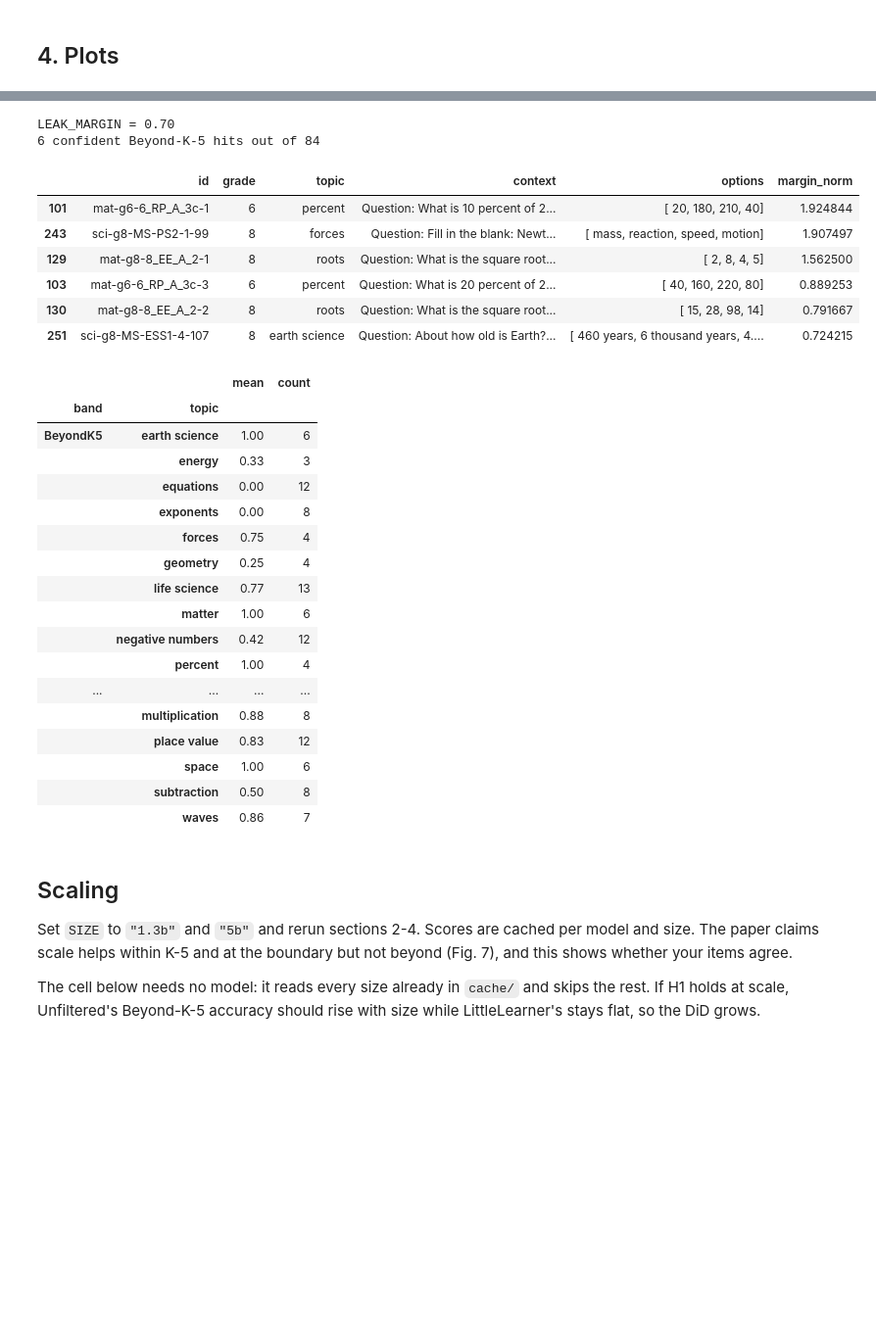
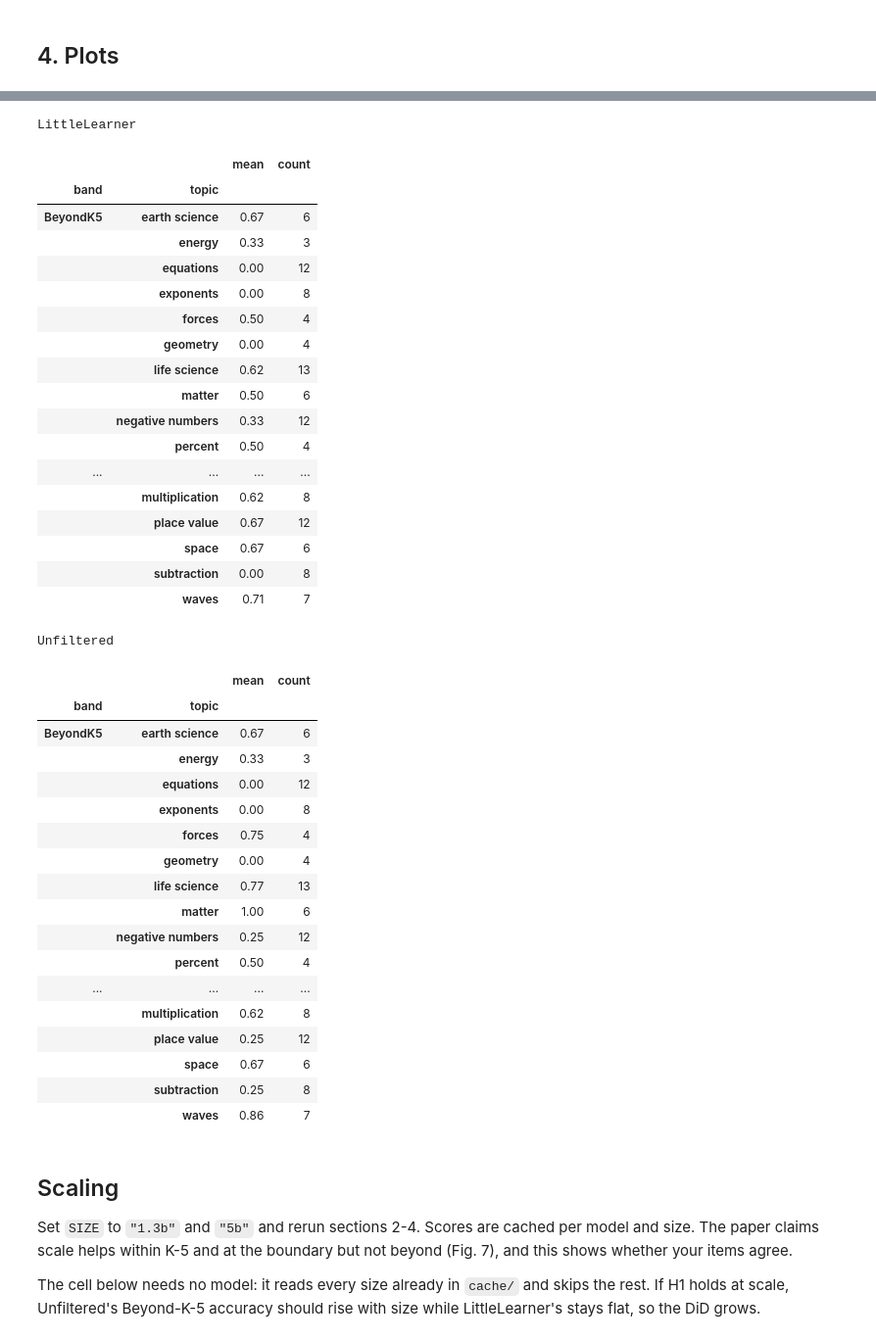
Before and after one commit to ggiacone/AdvancedTopicsinMachineLearning, a Jupyter notebook: knowledge_probe_template.backup.ipynb, the cells around one changed output, grey strips where cells are left out. Shown at 98% size. Cells and saved outputs as stored; diff of their text form; code cells hidden in the pictures; blank space fills up the shorter version.

```diff
--- a/knowledge_probe_template.backup.ipynb
+++ b/knowledge_probe_template.backup.ipynb
@@ -344,40 +325,45 @@ Beyond-K-5 items that LittleLearner gets right **with a clear margin** are leaka
 # %%
-LEAK_MARGIN = base.loc[base[METRIC], "margin_norm"].quantile(0.95)
-print(f"LEAK_MARGIN = {LEAK_MARGIN:.2f}")
-
-ll = res[res.model == "LittleLearner"]
-leaks = ll[(ll.band == "BeyondK5") & ll[METRIC] & (ll.margin_norm > LEAK_MARGIN)]
-print(f"{len(leaks)} confident Beyond-K-5 hits out of {(ll.band == 'BeyondK5').sum()}")
-pd.set_option("display.max_colwidth", 120)
-display(leaks.sort_values("margin_norm", ascending=False)[["id", "grade", "topic", "context", "options", "margin_norm"]])
-display(ll.groupby(["band", "topic"])[METRIC].agg(["mean", "count"]).round(2))
+for m in MODELS:
+    print(m)
+    display(res[res.model == m].groupby(["band", "topic"])[METRIC].agg(["mean", "count"]).round(2))
 # %% [output]
-LEAK_MARGIN = 0.70
-6 confident Beyond-K-5 hits out of 84
+LittleLearner
-|  | id | grade | topic | context | options | margin_norm |
-| 101 | mat-g6-6_RP_A_3c-1 | 6 | percent | Question: What is 10 percent of 2... | [ 20, 180, 210, 40] | 1.924844 |
-| 243 | sci-g8-MS-PS2-1-99 | 8 | forces | Question: Fill in the blank: Newt... | [ mass, reaction, speed, motion] | 1.907497 |
-| 129 | mat-g8-8_EE_A_2-1 | 8 | roots | Question: What is the square root... | [ 2, 8, 4, 5] | 1.562500 |
-| 103 | mat-g6-6_RP_A_3c-3 | 6 | percent | Question: What is 20 percent of 2... | [ 40, 160, 220, 80] | 0.889253 |
-| 130 | mat-g8-8_EE_A_2-2 | 8 | roots | Question: What is the square root... | [ 15, 28, 98, 14] | 0.791667 |
-| 251 | sci-g8-MS-ESS1-4-107 | 8 | earth science | Question: About how old is Earth?... | [ 460 years, 6 thousand years, 4.... | 0.724215 |
+|  |  | mean | count |
+| band | topic |  |  |
+| BeyondK5 | earth science | 0.67 | 6 |
+|  | energy | 0.33 | 3 |
+|  | equations | 0.00 | 12 |
+|  | exponents | 0.00 | 8 |
+|  | forces | 0.50 | 4 |
+|  | geometry | 0.00 | 4 |
+|  | life science | 0.62 | 13 |
+|  | matter | 0.50 | 6 |
+|  | negative numbers | 0.33 | 12 |
+|  | percent | 0.50 | 4 |
+| ... | ... | ... | ... |
+|  | multiplication | 0.62 | 8 |
+|  | place value | 0.67 | 12 |
+|  | space | 0.67 | 6 |
+|  | subtraction | 0.00 | 8 |
+|  | waves | 0.71 | 7 |
+Unfiltered
 |  |  | mean | count |
 | band | topic |  |  |
-| BeyondK5 | earth science | 1.00 | 6 |
+| BeyondK5 | earth science | 0.67 | 6 |
 |  | energy | 0.33 | 3 |
 |  | equations | 0.00 | 12 |
 |  | exponents | 0.00 | 8 |
 |  | forces | 0.75 | 4 |
-|  | geometry | 0.25 | 4 |
+|  | geometry | 0.00 | 4 |
 |  | life science | 0.77 | 13 |
 |  | matter | 1.00 | 6 |
-|  | negative numbers | 0.42 | 12 |
-|  | percent | 1.00 | 4 |
+|  | negative numbers | 0.25 | 12 |
+|  | percent | 0.50 | 4 |
 | ... | ... | ... | ... |
-|  | multiplication | 0.88 | 8 |
-|  | place value | 0.83 | 12 |
-|  | space | 1.00 | 6 |
-|  | subtraction | 0.50 | 8 |
+|  | multiplication | 0.62 | 8 |
+|  | place value | 0.25 | 12 |
+|  | space | 0.67 | 6 |
+|  | subtraction | 0.25 | 8 |
 |  | waves | 0.86 | 7 |
 # %% [markdown]
 ## Scaling
```
Also changed, not shown: parts of 8 cells of this notebook, 6 other files.
